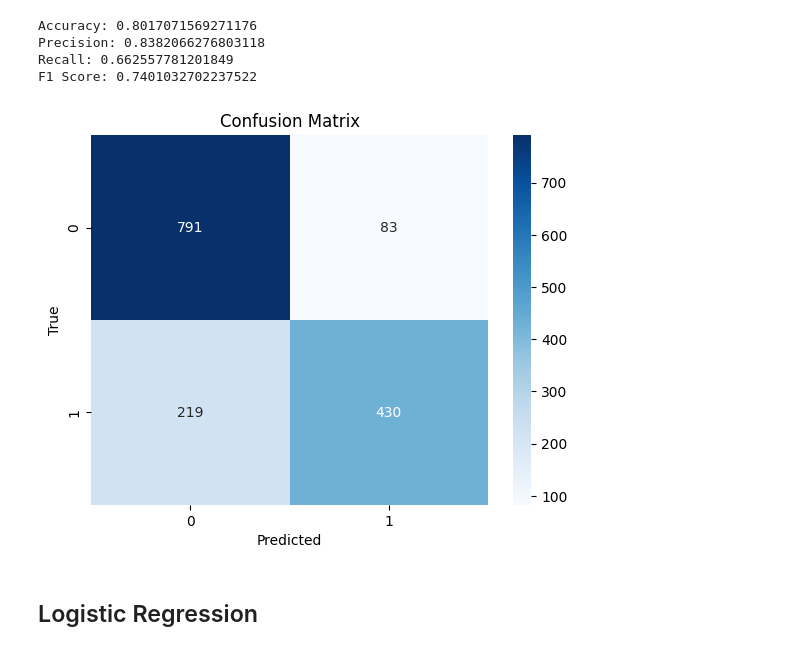
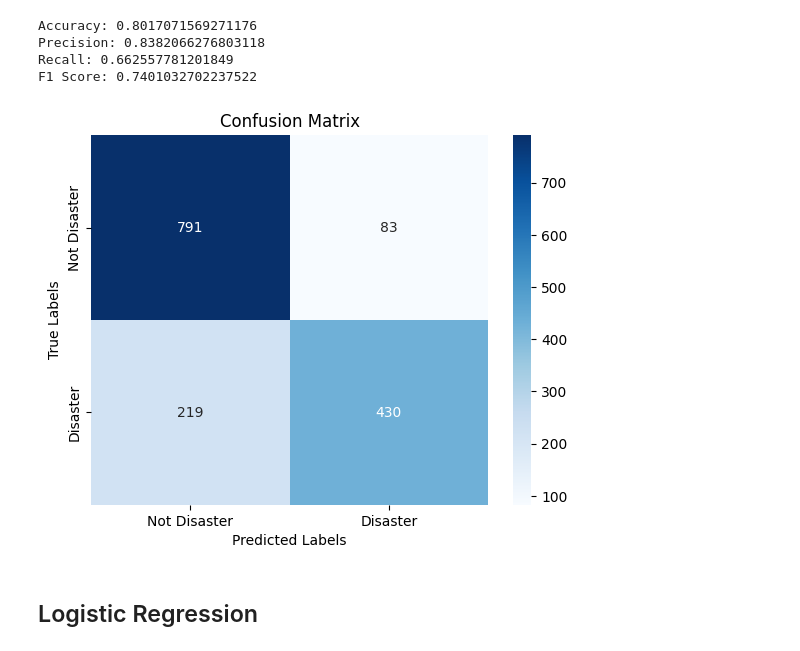
Before and after one commit to sukanyanag/Tweet-Classification-for-Disaster-Detection, a Jupyter notebook: TweetClassificationforDisasterDetection.ipynb, the cells around one changed output. Cells and saved outputs as stored; diff of their text form; code cells hidden in the pictures.

```diff
--- a/TweetClassificationforDisasterDetection.ipynb
+++ b/TweetClassificationforDisasterDetection.ipynb
@@ -261,13 +263,16 @@ F1 Score: 0.7401032702237522
 # %%
 # Confusion Matrix
 conf_matrix = confusion_matrix(y_val, y_pred)
-sns.heatmap(conf_matrix, annot=True, fmt='d', cmap='Blues')
-plt.xlabel('Predicted')
-plt.ylabel('True')
+# Visualize the confusion matrix
+sns.heatmap(conf_matrix, annot=True, fmt='d', cmap='Blues',
+            xticklabels=['Not Disaster', 'Disaster'],
+            yticklabels=['Not Disaster', 'Disaster'])
+plt.xlabel('Predicted Labels')
+plt.ylabel('True Labels')
 plt.title('Confusion Matrix')
 plt.show()
 # %% [output]
-[figure, old version]
+[figure, new version]
 # %% [markdown]
 ## Logistic Regression
 # %%
```
Also changed, not shown: parts of 30 cells of this notebook, 1 other file.
